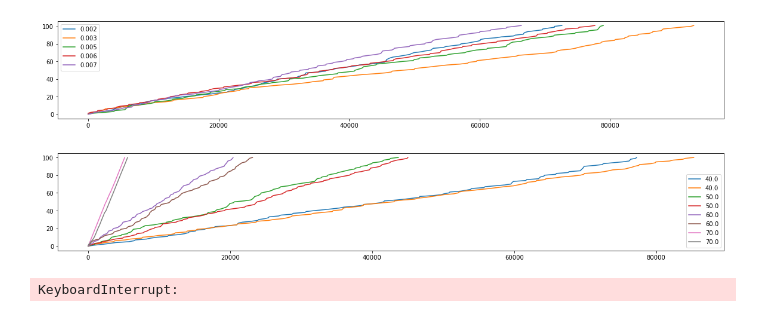
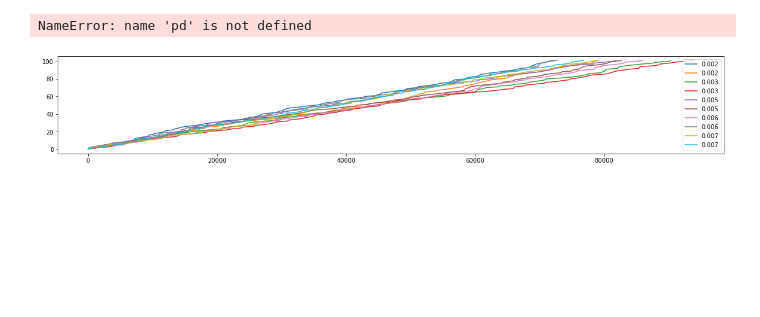
Before and after one commit to Shiv3901/Model_Tester, a Jupyter notebook: Experimental_Plots.ipynb, the cells around one changed output. Saved outputs shown, nothing was run; the diff lists cells and outputs as text; code cells hidden in the pictures; blank space fills up the shorter version.

```diff
--- a/Experimental_Plots.ipynb
+++ b/Experimental_Plots.ipynb
@@ -153,15 +28,8 @@ class Analyse:
 # %%
-run_3 = Analyse("trial_exp_1.csv")
+acceleration_analysis = Analyse("acceleration_data.csv")
+# %% [output]
+NameError: name 'pd' is not defined
 # %%
-run_3.plot_line_plot("acceleration")
+acceleration_analysis.plot_line_plot("acceleration")
 # %% [output]
-[figure, old version]
+[figure, new version]
-# %%
-run_2 = Analyse("experiment_2.csv")
-run_2.plot_line_plot("number-of-cars")
-# %% [output]
-[figure, removed]
-# %%
-run_1 = Analyse("experiment_3.csv")
-# %% [output]
-KeyboardInterrupt:
```
Also changed, not shown: parts of 9 cells of this notebook, 3 other files.
